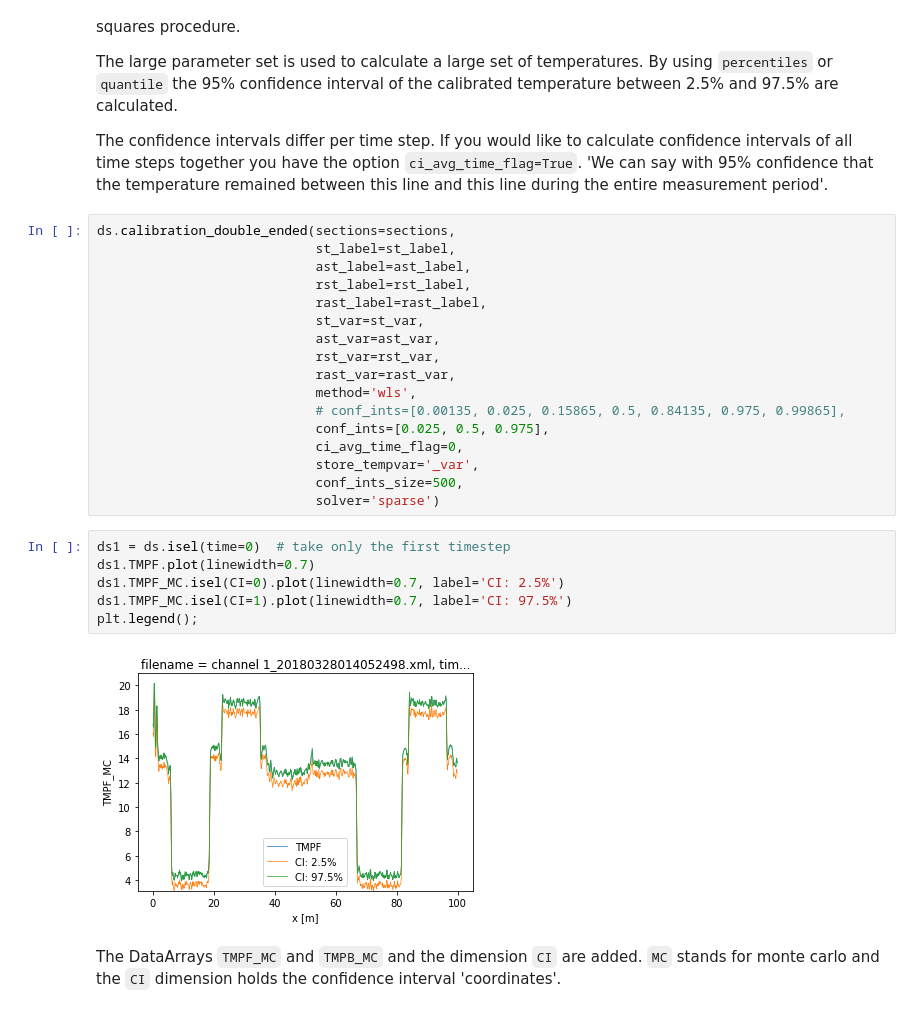
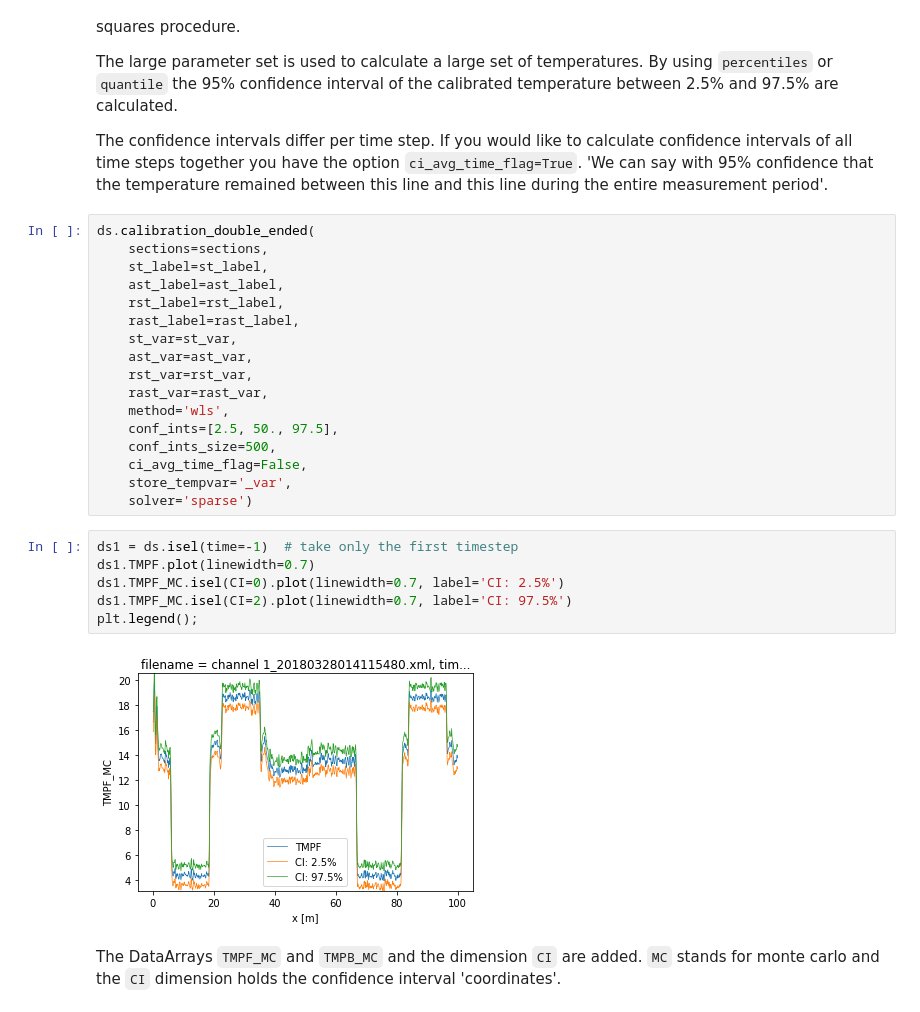
Before and after one commit to dtscalibration/python-dts-calibration, a Jupyter notebook: examples/notebooks/07Calibrate_double_wls.ipynb, the cells around one changed output. Saved outputs shown, nothing was run; the diff lists cells and outputs as text.

```diff
--- a/examples/notebooks/07Calibrate_double_wls.ipynb
+++ b/examples/notebooks/07Calibrate_double_wls.ipynb
@@ -61,30 +61,30 @@ The large parameter set is used to calculate a large set of temperatures. By usi
 
 The confidence intervals differ per time step. If you would like to calculate confidence intervals of all time steps together you have the option `ci_avg_time_flag=True`. 'We can say with 95% confidence that the temperature remained between this line and this line during the entire measurement period'.
 # %%
-ds.calibration_double_ended(sections=sections,
-                            st_label=st_label,
-                            ast_label=ast_label,
-                            rst_label=rst_label,
-                            rast_label=rast_label,
-                            st_var=st_var,
-                            ast_var=ast_var,
-                            rst_var=rst_var,
-                            rast_var=rast_var,
-                            method='wls',
-                            # conf_ints=[0.00135, 0.025, 0.15865, 0.5, 0.84135, 0.975, 0.99865],
-                            conf_ints=[0.025, 0.5, 0.975],
-                            ci_avg_time_flag=0,
-                            store_tempvar='_var',
-                            conf_ints_size=500,
-                            solver='sparse')
+ds.calibration_double_ended(
+    sections=sections,
+    st_label=st_label,
+    ast_label=ast_label,
+    rst_label=rst_label,
+    rast_label=rast_label,
+    st_var=st_var,
+    ast_var=ast_var,
+    rst_var=rst_var,
+    rast_var=rast_var,
+    method='wls',
+    conf_ints=[2.5, 50., 97.5],
+    conf_ints_size=500,
+    ci_avg_time_flag=False,
+    store_tempvar='_var',
+    solver='sparse')
 # %%
-ds1 = ds.isel(time=0)  # take only the first timestep
+ds1 = ds.isel(time=-1)  # take only the first timestep
 ds1.TMPF.plot(linewidth=0.7)
 ds1.TMPF_MC.isel(CI=0).plot(linewidth=0.7, label='CI: 2.5%')
-ds1.TMPF_MC.isel(CI=1).plot(linewidth=0.7, label='CI: 97.5%')
+ds1.TMPF_MC.isel(CI=2).plot(linewidth=0.7, label='CI: 97.5%')
 plt.legend();
 # %% [output]
-[figure, old version]
+[figure, new version]
 # %% [markdown]
 The DataArrays `TMPF_MC` and `TMPB_MC` and the dimension `CI` are added. `MC` stands for monte carlo and the `CI` dimension holds the confidence interval 'coordinates'.
 # %%
```
Also changed, not shown: parts of 1 cell of this notebook, 14 other files.
